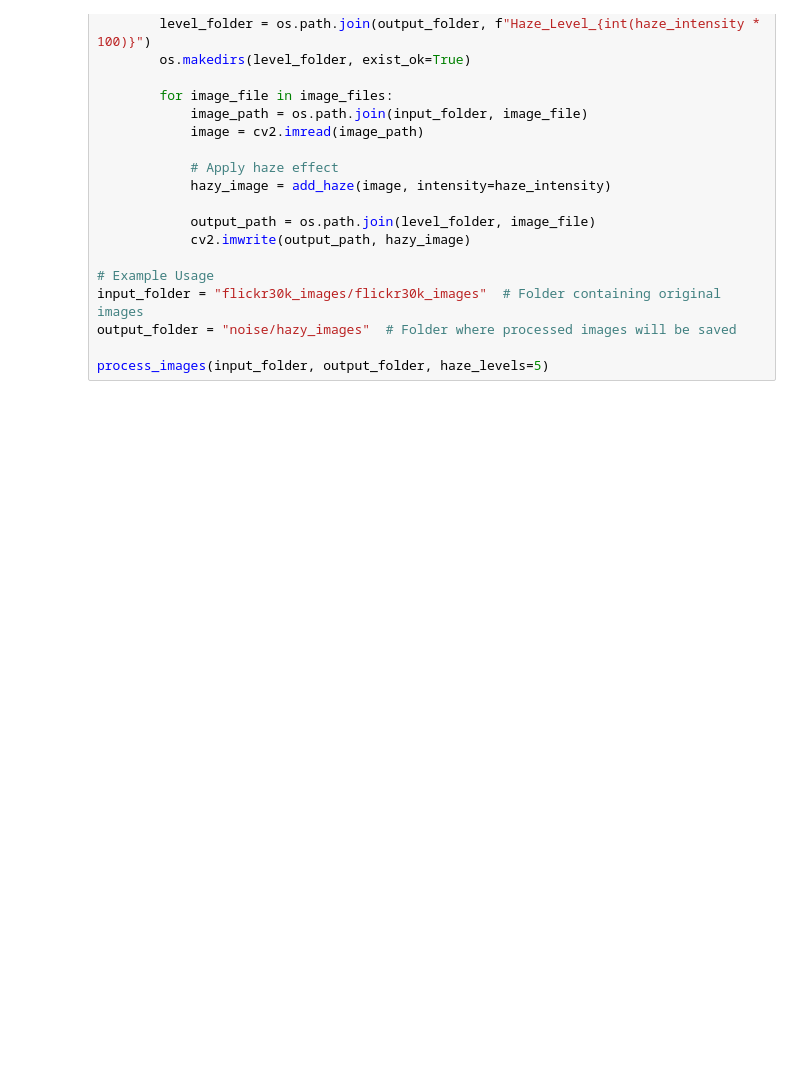
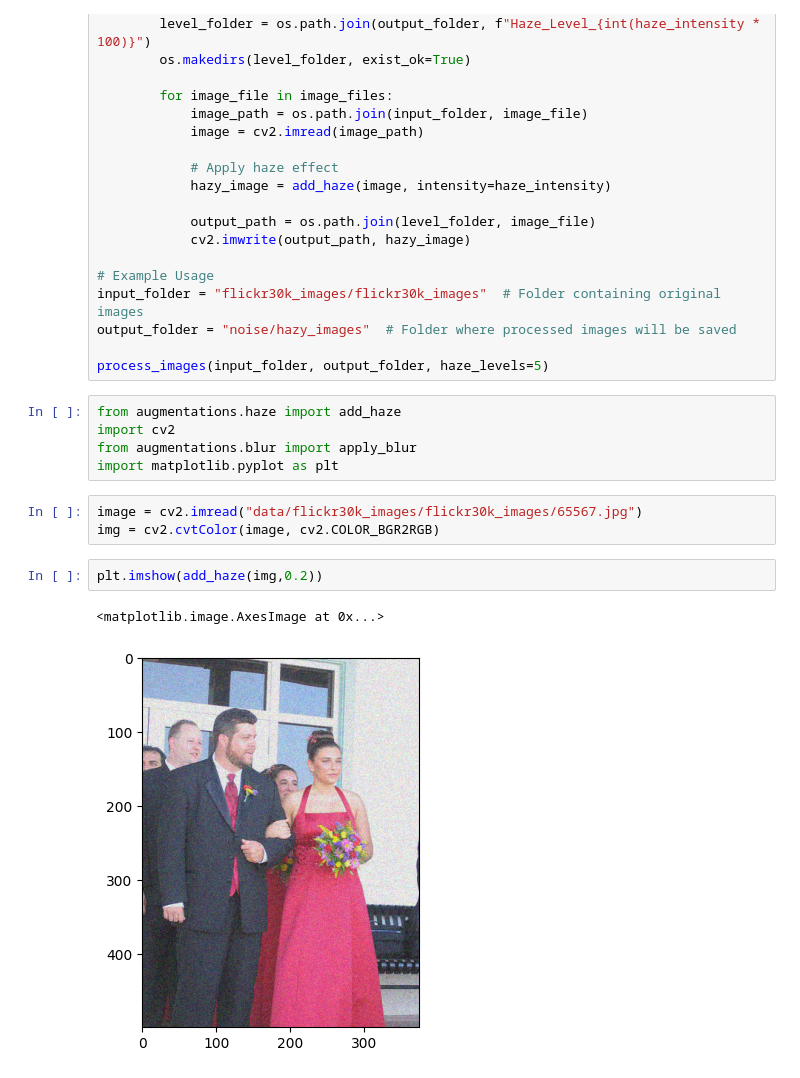
Before and after one commit to vpurushoth18/vlm_eye, a Jupyter notebook: noise-addition.ipynb, the cells around one changed output. Saved outputs shown, nothing was run; the diff lists cells and outputs as text; blank space fills up the shorter version.

```diff
--- a/noise-addition.ipynb
+++ b/noise-addition.ipynb
@@ -64,3 +64,16 @@ input_folder = "flickr30k_images/flickr30k_images"  # Folder containing original
 output_folder = "noise/hazy_images"  # Folder where processed images will be saved
 
 process_images(input_folder, output_folder, haze_levels=5)
+# %%
+from augmentations.haze import add_haze
+import cv2
+from augmentations.blur import apply_blur
+import matplotlib.pyplot as plt
+# %%
+image = cv2.imread("data/flickr30k_images/flickr30k_images/65567.jpg")
+img = cv2.cvtColor(image, cv2.COLOR_BGR2RGB)
+# %%
+plt.imshow(add_haze(img,0.2))
+# %% [output]
+<matplotlib.image.AxesImage at 0x...>
+[figure, added]
```
Also changed, not shown: parts of 1 cell of this notebook, 2 other files.
